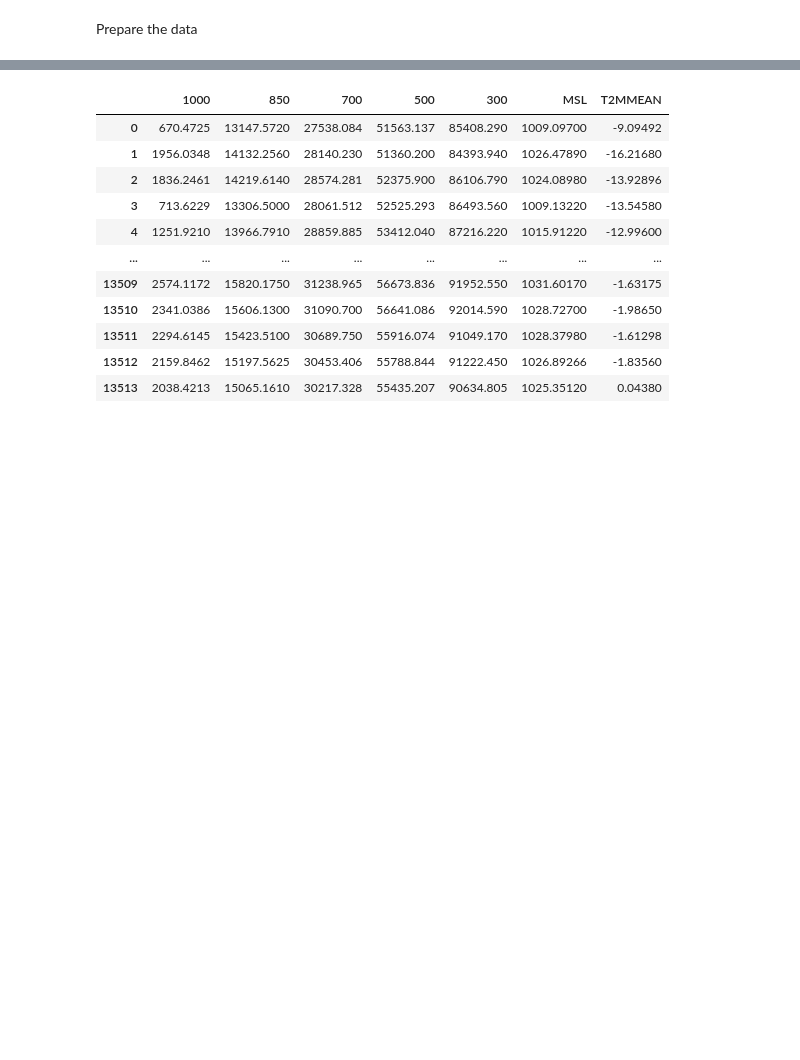
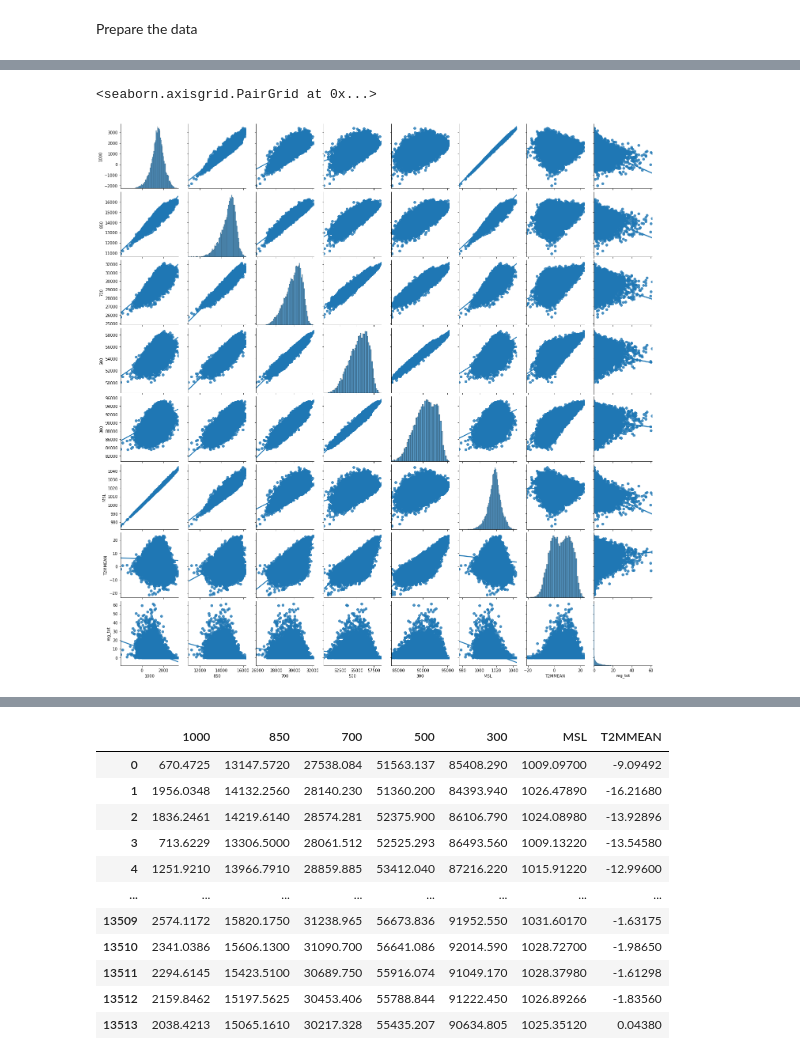
Before and after one commit to ML-precip/cas-aml-subprojects, a Jupyter notebook: Supervised_Regression.ipynb, the cells around one changed output, grey strips where cells are left out. Drawn from its saved outputs; the diff is of its cells as text; code cells hidden in the pictures; blank space fills up the shorter version.

```diff
--- a/Supervised_Regression.ipynb
+++ b/Supervised_Regression.ipynb
@@ -66,0 +99,7 @@ ylabel = df_prec.columns[1]
+# %%
+import seaborn
+seaborn.pairplot(df_input, vars=df_input.columns[1:9],
+                 kind='reg')
+# %% [output]
+<seaborn.axisgrid.PairGrid at 0x...>
+[figure, added]
```
Also changed, not shown: parts of 39 cells of this notebook, 2 other files.
